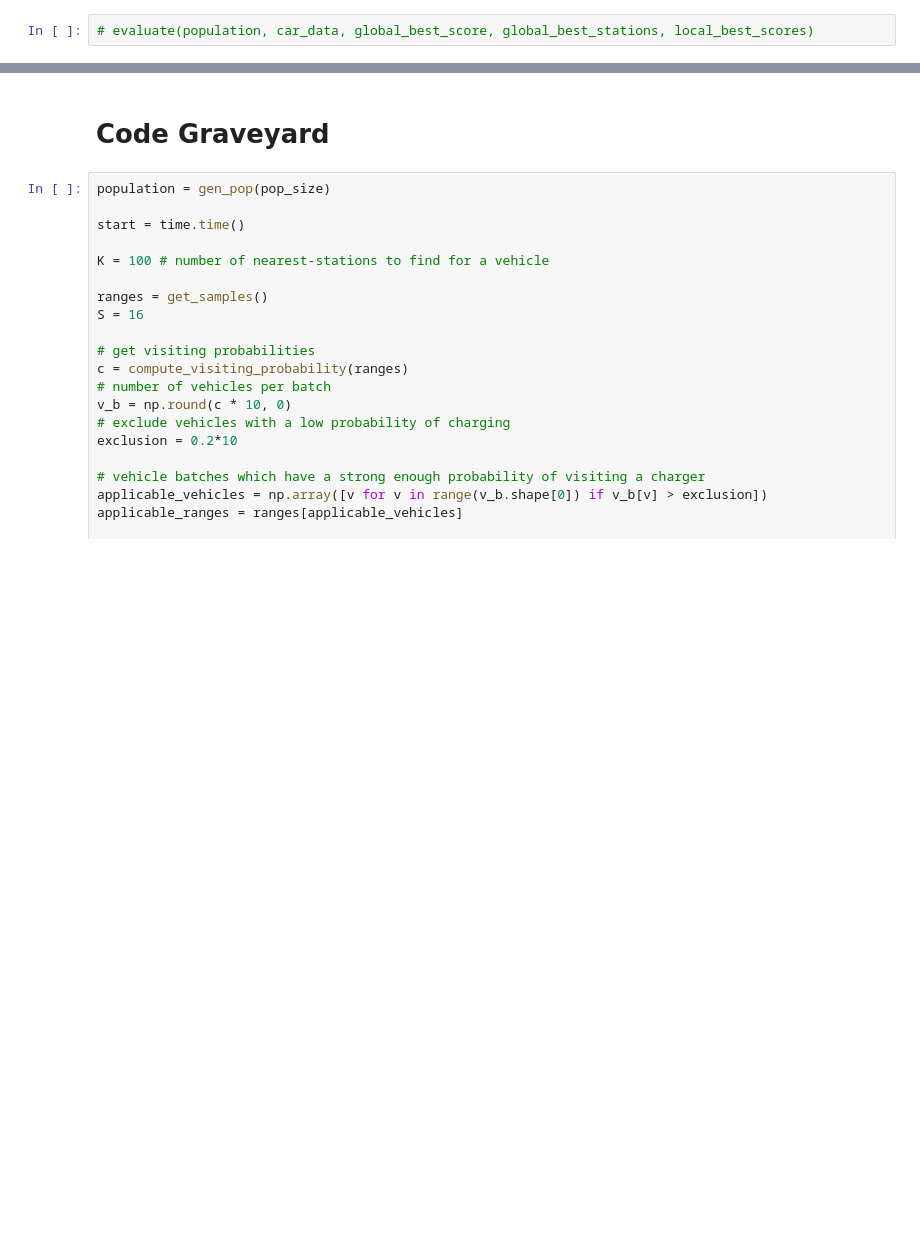
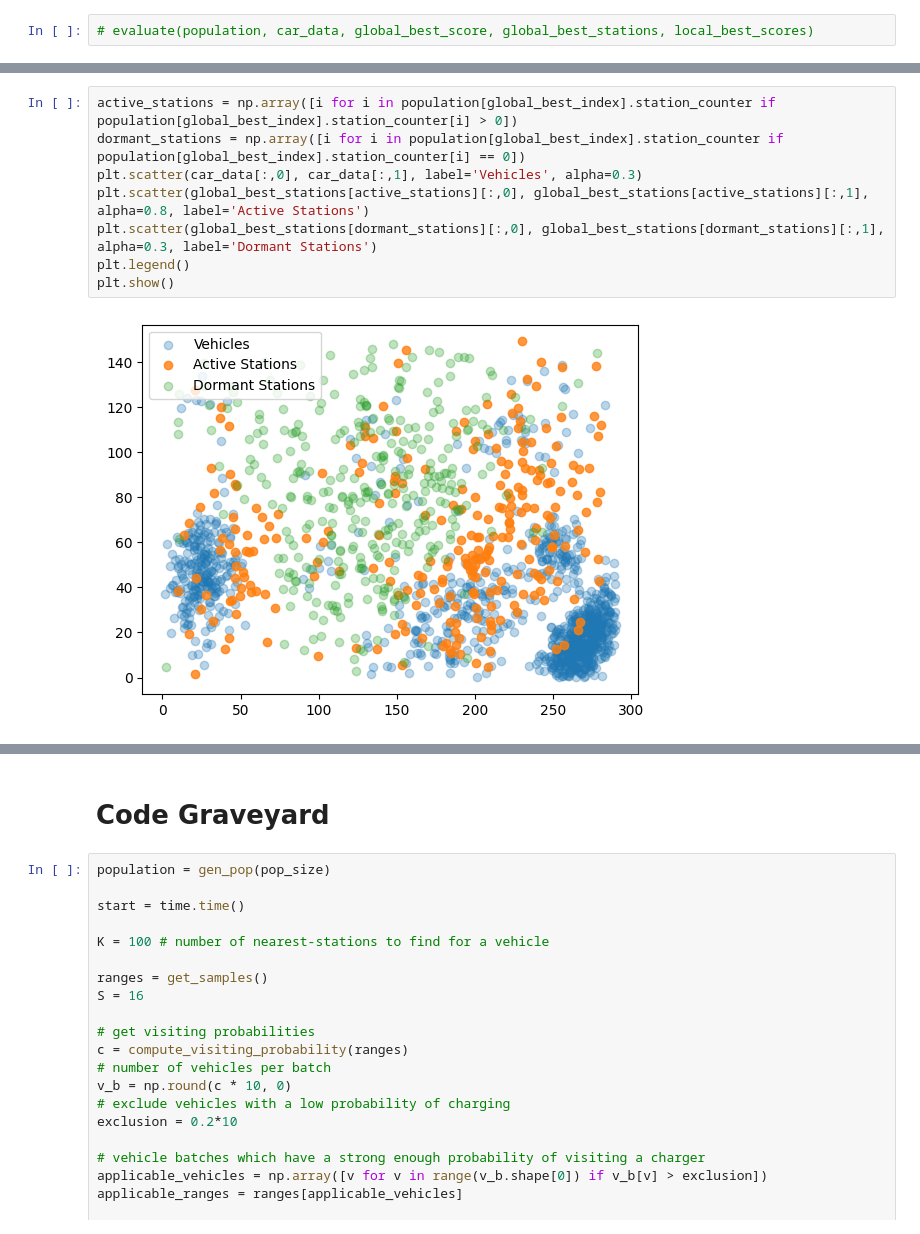
Before and after one commit to ikerforce/mopta, a Jupyter notebook: src/PSO_KNN.ipynb, the cells around one changed output, grey strips where cells are left out. Cells and saved outputs as stored; diff of their text form; blank space fills up the shorter version.

```diff
--- a/src/PSO_KNN.ipynb
+++ b/src/PSO_KNN.ipynb
@@ -318,3 +349,13 @@ Text(0.5, 0, 'Generation')
+# %%
+active_stations = np.array([i for i in population[global_best_index].station_counter if population[global_best_index].station_counter[i] > 0])
+dormant_stations = np.array([i for i in population[global_best_index].station_counter if population[global_best_index].station_counter[i] == 0])
+plt.scatter(car_data[:,0], car_data[:,1], label='Vehicles', alpha=0.3)
+plt.scatter(global_best_stations[active_stations][:,0], global_best_stations[active_stations][:,1], alpha=0.8, label='Active Stations')
+plt.scatter(global_best_stations[dormant_stations][:,0], global_best_stations[dormant_stations][:,1], alpha=0.3, label='Dormant Stations')
+plt.legend()
+plt.show()
+# %% [output]
+[figure, added]
 # %%
 plt.plot(mean_prop)
 # %% [output]
```
Also changed, not shown: parts of 10 cells of this notebook, 1 other file.
